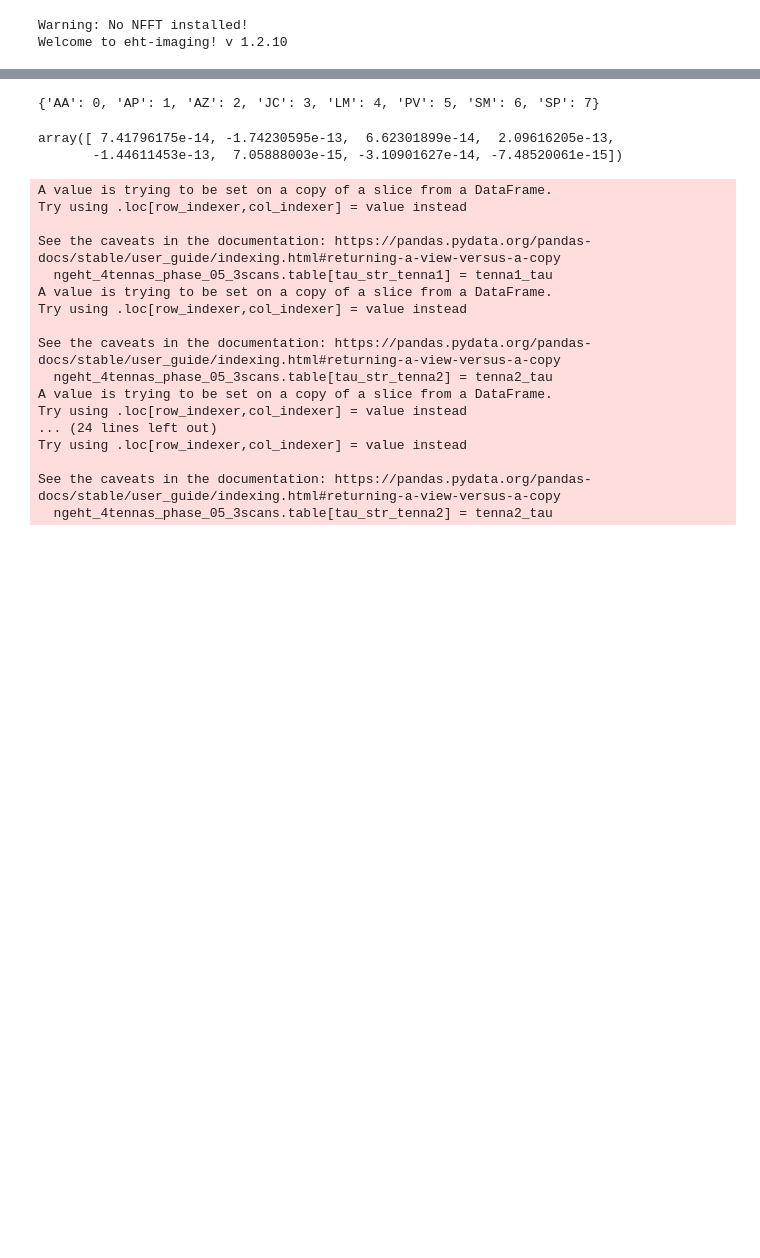
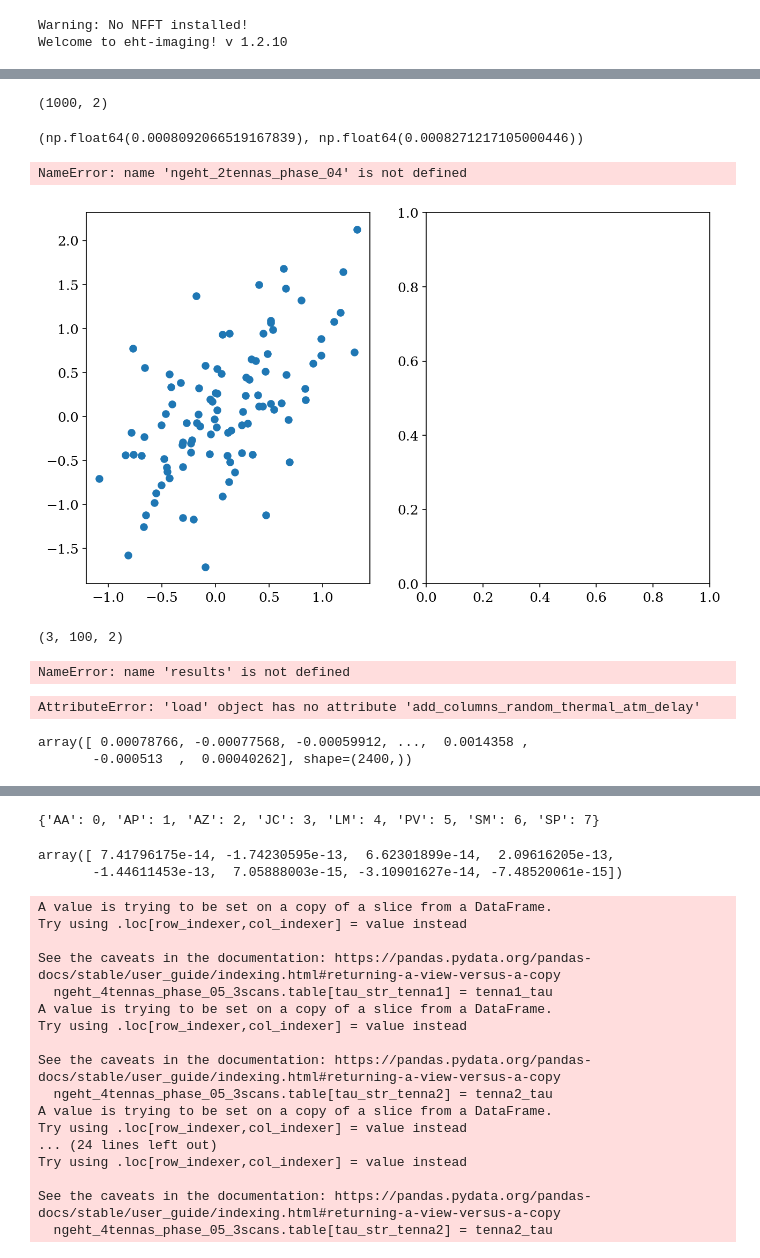
Before and after one commit to GalagaBits/ngeht_simulations, a Jupyter notebook: 2d_linear_regressfitting.ipynb, the cells around one changed output, grey strips where cells are left out. Saved outputs shown, nothing was run; the diff lists cells and outputs as text; code cells hidden in the pictures; blank space fills up the shorter version.

```diff
--- a/2d_linear_regressfitting.ipynb
+++ b/2d_linear_regressfitting.ipynb
@@ -47,0 +299,19 @@ No NX table in uvfits!
+# %%
+fn = '/Volumes/GalagaResearch/Developer/blackholes/coreshift_practice/coreshift/SR1_3C279_2017_101_hi_hops_netcal_StokesI.uvfits'
+
+tenna_list_2 = ['AP', 'AZ', 'JC', 'LM']
+
+ngeht_2tennas_phase_05 = ngeht_predictions.load(uvfits=fn, scans=True)
+ngeht_2tennas_phase_05.load_uvfits()
+ngeht_2tennas_phase_05.select_antennas(tenna_list=tenna_list_2)
+ngeht_2tennas_phase_05.grouped_table_time()
+ngeht_2tennas_phase_05.remove_scans_tenna_set(tenna_list=tenna_list_2)
+ngeht_2tennas_phase_05.thermal_atm.calculate_antenna_based_delay_2D(n_runs=100, phase_error=0.55, num_of_scans=15)
+
+
+ngeht_2tennas_phase_04 = ngeht_predictions.load(uvfits=fn, scans=True)
+ngeht_2tennas_phase_04.load_uvfits()
+ngeht_2tennas_phase_04.select_antennas(tenna_list=tenna_list_2)
+ngeht_2tennas_phase_04.grouped_table_time()
+ngeht_2tennas_phase_04.remove_scans_tenna_set(tenna_list=tenna_list_2)
+ngeht_2tennas_phase_04.thermal_atm.calculate_antenna_based_delay_2D(n_runs=100, phase_error=0.55, num_of_scans=15)
@@ -47,0 +329,40 @@ No NX table in uvfits!
+# %%
+ngeht_2tennas_phase_05.thermal_atm.antenna_based_delay_results[0].shape
+# %% [output]
+(1000, 2)
+# %%
+rms_distance(ngeht_2tennas_phase_05.thermal_atm.antenna_based_delay_results), rms_distance(ngeht_2tennas_phase_04.thermal_atm.antenna_based_delay_results)
+# %% [output]
+(np.float64(0.0008092066519167839), np.float64(0.0008271217105000446))
+# %%
+ngeht_2tennas_phase_05.thermal_atm.antenna_based_delay_results[0]
+
+fig, ax = plt.subplots(1,2, figsize=(10, 6), dpi=150)
+
+ax[0].scatter(ngeht_2tennas_phase_05.thermal_atm.antenna_based_delay_results[0,:,0]*1000, ngeht_2tennas_phase_05.thermal_atm.antenna_based_delay_results[0,:,1]*1000, label='Phase Error 0.55')
+ax[1].scatter(ngeht_2tennas_phase_04.thermal_atm.antenna_based_delay_results[0,:,0]*1000, ngeht_2tennas_phase_04.thermal_atm.antenna_based_delay_results[0,:,1]*1000, label='Phase Error 0.45')
+# %% [output]
+NameError: name 'ngeht_2tennas_phase_04' is not defined
+[figure, added]
+# %%
+ngeht_2tennas_phase_05.thermal_atm.antenna_based_delay_results.shape
+# %% [output]
+(3, 100, 2)
+# %%
+np.mean(results) * 1000
+# %% [output]
+NameError: name 'results' is not defined
+# %%
+ngeht_2tennas_phase_05.add_columns_random_thermal_atm_delay(number_of_scans=2, phase_error=0.55, freq=215)
+ngeht_2tennas_phase_05.select_antennas(tenna_list=tenna_list_2)
+ngeht_2tennas_phase_05.grouped_table_time()
+ngeht_2tennas_phase_05.remove_scans_tenna_set(tenna_list=tenna_list_2)
+ngeht_2tennas_phase_05.thermal_atm.calculate_antenna_based_delay_2D(n_runs=1, phase_error=0.55, num_of_scans=2)
+ngeht_2tennas_phase_05.thermal_atm.antenna_based_delay_results
+# %% [output]
+AttributeError: 'load' object has no attribute 'add_columns_random_thermal_atm_delay'
+# %%
+ngeht_2tennas_phase_05.thermal_atm.antenna_based_delay_results
+# %% [output]
+array([ 0.00078766, -0.00077568, -0.00059912, ...,  0.0014358 ,
+       -0.000513  ,  0.00040262], shape=(2400,))
```
Also changed, not shown: parts of 20 cells of this notebook, 2 other files.
